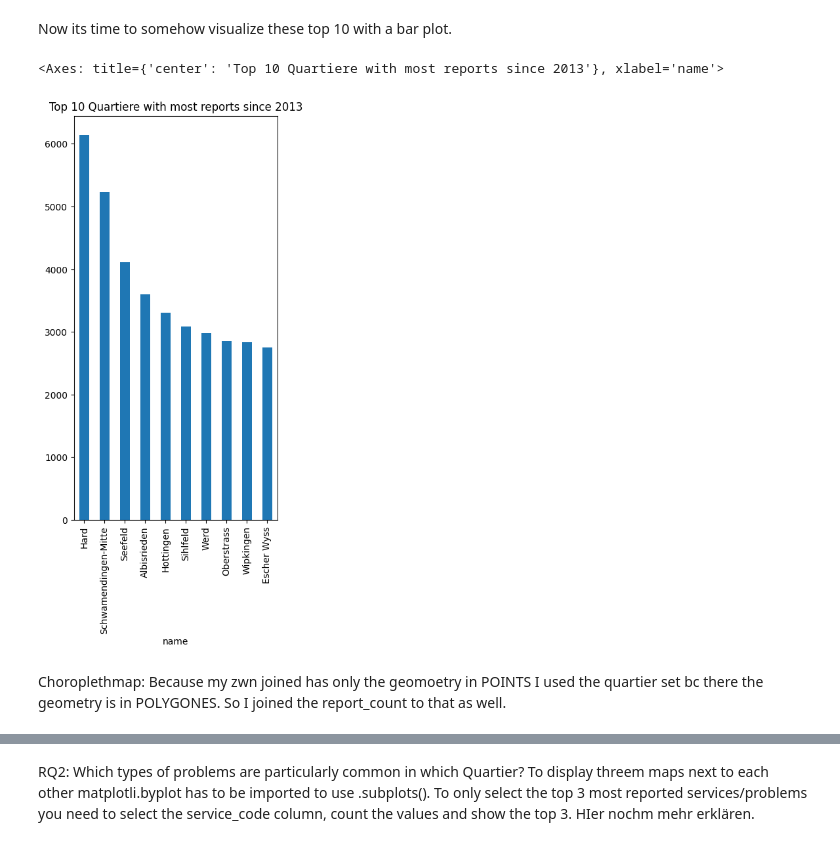
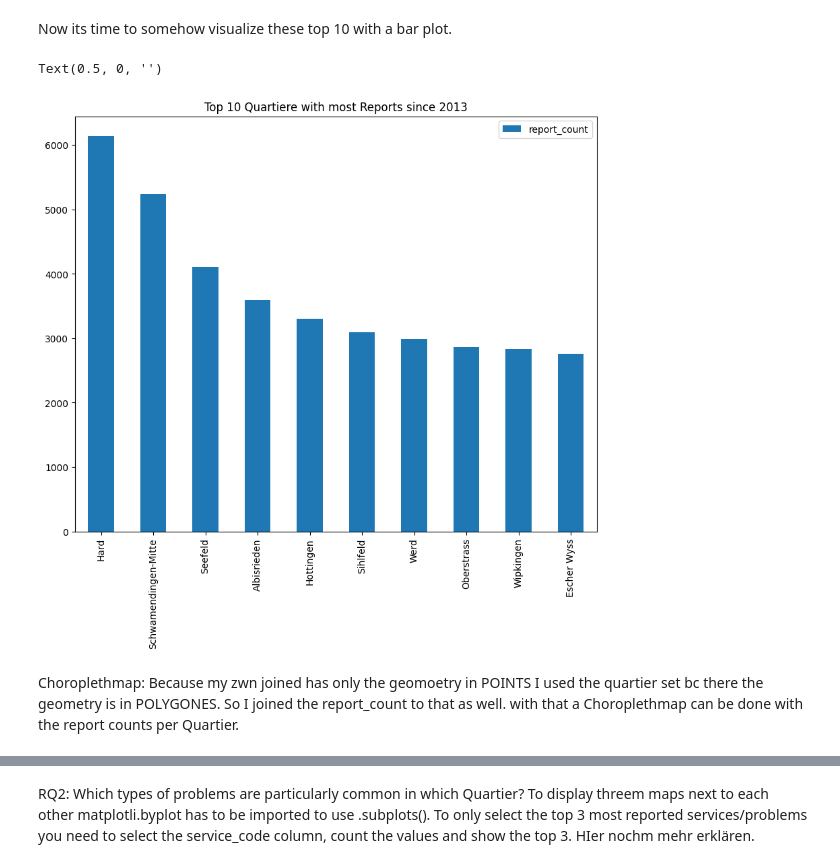
Before and after one commit to denikessi1/Project-SDS210, a Jupyter notebook: notebooks/read_data.ipynb, the cells around one changed output, grey strips where cells are left out. Saved outputs shown, nothing was run; the diff lists cells and outputs as text; code cells hidden in the pictures.

Commit message:
updated choroplethmap and layout

```diff
--- a/notebooks/read_data.ipynb
+++ b/notebooks/read_data.ipynb
@@ -29,3 +23,19 @@ Now its time to load and prep the Quartiere Data. Two layers are used. One conat
 # %%
 quartiere_geom = gpd.read_file("../data/raw/stzh.adm_statistische_quartiere_map.json")
 quartiere_attr = gpd.read_file("../data/raw/stzh.adm_statistische_quartiere_b_p.json")
+
+quartiere = quartiere_geom.merge(
+    quartiere_attr,
+    on="objectid"
+    )
+
+quartiere = quartiere.rename(columns={"geometry_x": "geometry"})
+quartiere = quartiere.set_geometry("geometry")
+quartiere = quartiere.drop(columns=["geometry_y", "objid", "ori", "hali", "vali"])
+
+quartiere = quartiere.to_crs(epsg=2056)
+
+quartiere["area_m2"] = quartiere.geometry.area
+quartiere["area_km2"] = quartiere["area_m2"] / 1000000
+
+quartiere.head(3)
@@ -34,8 +46,0 @@ Since both datasets contain relevant information, they are merged (Lecture 6.4).
-# %%
-quartiere = quartiere_geom.merge(quartiere_attr, on="objectid")
-
-quartiere = quartiere.rename(columns={"geometry_x": "geometry"})
-quartiere = quartiere.set_geometry("geometry")
-quartiere = quartiere.drop(columns=["geometry_y", "objid", "ori", "hali", "vali"])
-
-quartiere.head(3)
@@ -82,11 +78,20 @@ display(top10_quartier_reports)
 # %% [markdown]
 Now its time to somehow visualize these top 10 with a bar plot.
 # %%
-top10_quartier_reports.plot(kind="bar", x = "name", y = "report_count", figsize = (4,8), title = "Top 10 Quartiere with most reports since 2013", legend=False )
+ax = top10_quartier_reports.plot(
+    kind="bar",
+    x = "name",
+    y = "report_count",
+    figsize = (10,8),
+    title = "Top 10 Quartiere with most Reports since 2013",
+    legend=True
+    )
+
+ax.set_xlabel("")
 # %% [output]
-<Axes: title={'center': 'Top 10 Quartiere with most reports since 2013'}, xlabel='name'>
+Text(0.5, 0, '')
-[figure, old version]
+[figure, new version]
 # %% [markdown]
-Choroplethmap: Because my zwn joined has only the geomoetry in POINTS I used the quartier set bc there the geometry is in POLYGONES. So I joined the report_count to that as well.
+Choroplethmap: Because my zwn joined has only the geomoetry in POINTS I used the quartier set bc there the geometry is in POLYGONES. So I joined the report_count to that as well. with that a Choroplethmap can be done with the report counts per Quartier.
 # %%
 quartiere_reports = quartiere.merge (report_counts, on="name", how="left")
```
Also changed, not shown: parts of 24 cells of this notebook.
